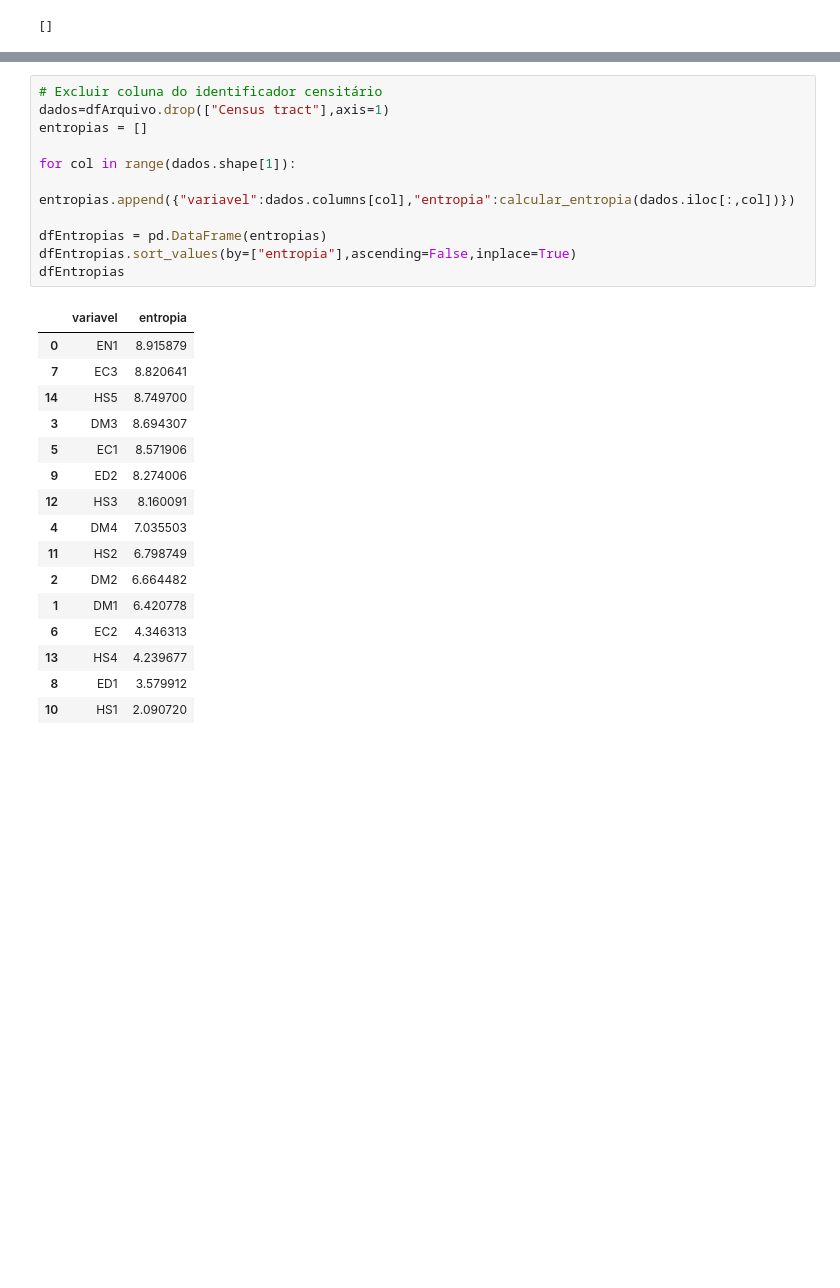
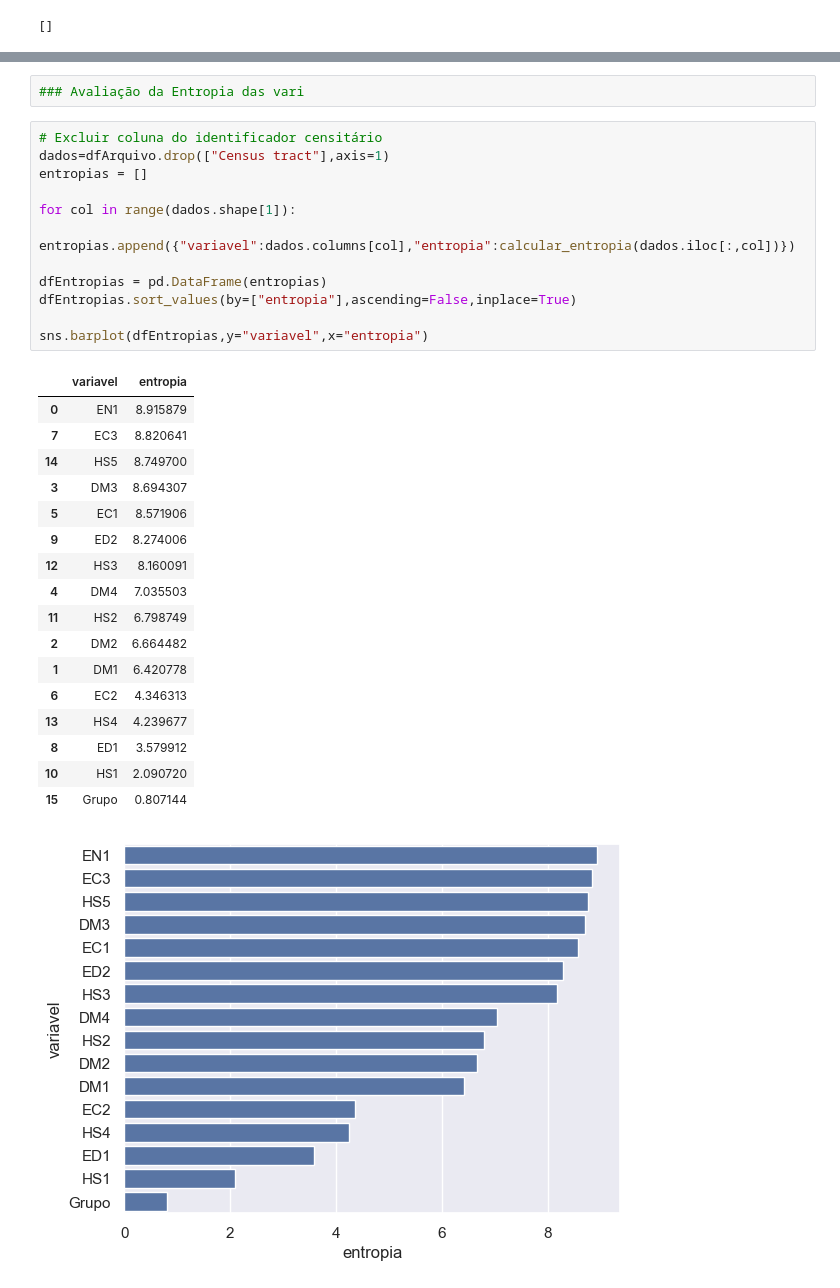
Before and after one commit to DanielCirino/ppginf-smart-k-means, a Jupyter notebook: notebooks/k_means_otimizacao.ipynb, the cells around one changed output, grey strips where cells are left out. Saved outputs shown, nothing was run; the diff lists cells and outputs as text; blank space fills up the shorter version.

Commit message:
Inclusão do gráfico de entropia das variáveis e salvamento do resultado da classificação em arquivo CSV.

```diff
--- a/notebooks/k_means_otimizacao.ipynb
+++ b/notebooks/k_means_otimizacao.ipynb
@@ -320,28 +320,33 @@ For n_clusters = 7 The average silhouette_score is : 0.2308167609765442
+# %%
+### Avaliação da Entropia das vari
 # %%
 # Excluir coluna do identificador censitário
 dados=dfArquivo.drop(["Census tract"],axis=1)
 entropias = []
 
 for col in range(dados.shape[1]):
     entropias.append({"variavel":dados.columns[col],"entropia":calcular_entropia(dados.iloc[:,col])})
 
 dfEntropias = pd.DataFrame(entropias)
 dfEntropias.sort_values(by=["entropia"],ascending=False,inplace=True)
-dfEntropias
+
+sns.barplot(dfEntropias,y="variavel",x="entropia")
 # %% [output]
 |  | variavel | entropia |
 | 0 | EN1 | 8.915879 |
 | 7 | EC3 | 8.820641 |
 | 14 | HS5 | 8.749700 |
 | 3 | DM3 | 8.694307 |
 | 5 | EC1 | 8.571906 |
 | 9 | ED2 | 8.274006 |
 | 12 | HS3 | 8.160091 |
 | 4 | DM4 | 7.035503 |
 | 11 | HS2 | 6.798749 |
 | 2 | DM2 | 6.664482 |
 | 1 | DM1 | 6.420778 |
 | 6 | EC2 | 4.346313 |
 | 13 | HS4 | 4.239677 |
 | 8 | ED1 | 3.579912 |
 | 10 | HS1 | 2.090720 |
+| 15 | Grupo | 0.807144 |
+[figure, added]
```
Also changed, not shown: parts of 12 cells of this notebook, 4 other files.
